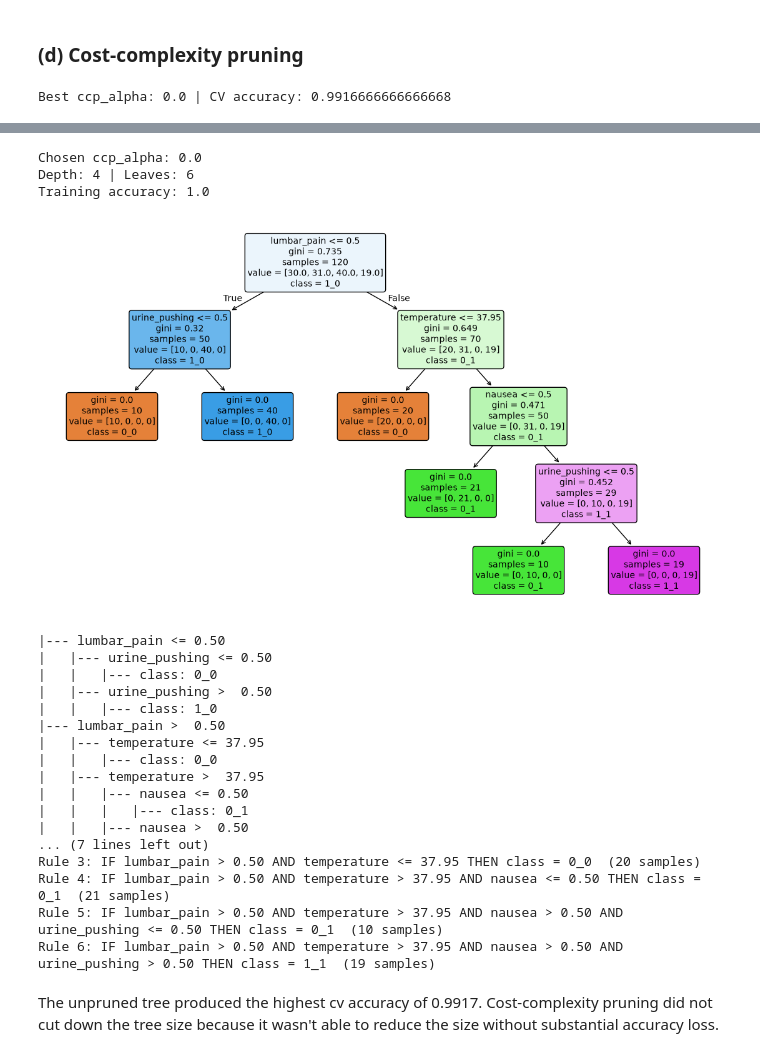
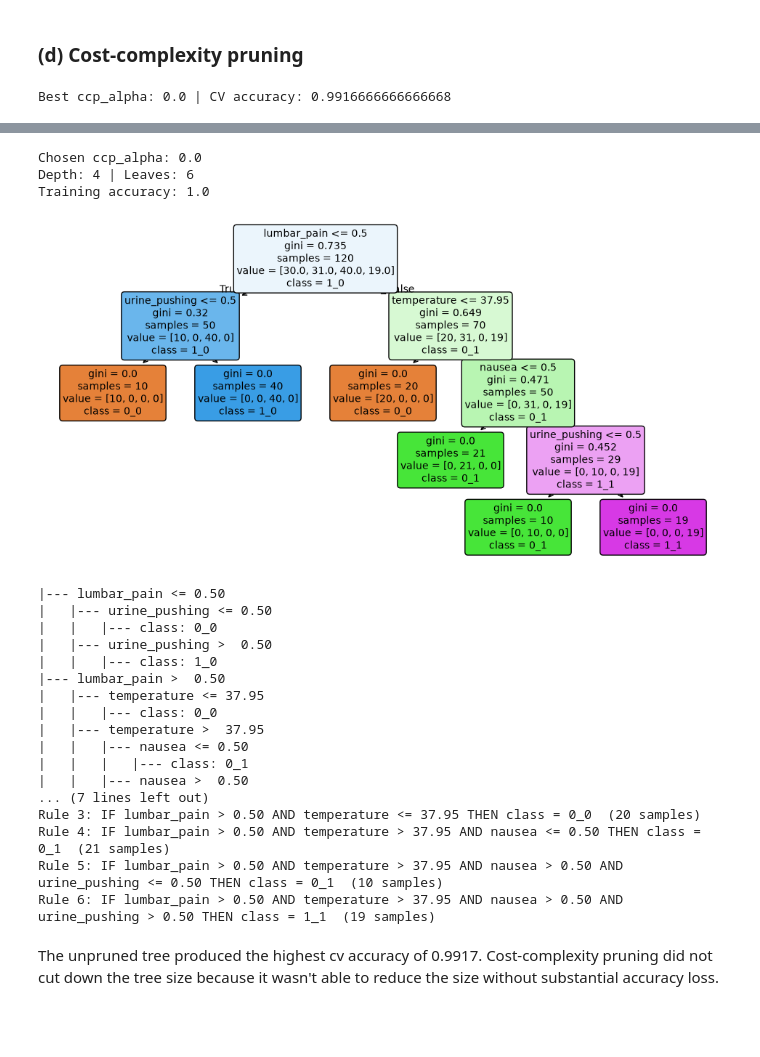
Before and after one commit to baked-potatoes/dsci552, a Jupyter notebook: hw5/notebook/bagai_sanchit_HW5.ipynb, the cells around one changed output, grey strips where cells are left out. Drawn from its saved outputs; the diff is of its cells as text; code cells hidden in the pictures; blank space fills up the shorter version.

```diff
--- a/hw5/notebook/bagai_sanchit_HW5.ipynb
+++ b/hw5/notebook/bagai_sanchit_HW5.ipynb
@@ -174,35 +174,35 @@ threshold = means[best_idx] - sems[best_idx]
 chosen_alpha = max(a for a, mu in zip(ccp_alphas, means) if mu >= threshold)
 
 pruned = DecisionTreeClassifier(random_state=42, ccp_alpha=chosen_alpha)
 pruned.fit(X, y)
 
 print("Chosen ccp_alpha:", chosen_alpha)
 print("Depth:", pruned.get_depth(), "| Leaves:", pruned.get_n_leaves())
 print("Training accuracy:", accuracy_score(y, pruned.predict(X)))
 
-plt.figure(figsize=(14, 8))
+plt.figure(figsize=(12, 6))
 plot_tree(
     pruned,
     feature_names=X.columns,
     class_names=pruned.classes_,
     filled=True,
     rounded=True,
     fontsize=10,
 )
 plt.show()
 
 pruned_rules = tree_to_rules(pruned, list(X.columns))
 print(export_text(pruned, feature_names=list(X.columns)))
 
 for i, (conditions, label, n) in enumerate(pruned_rules, 1):
     print(f"Rule {i}: IF " + " AND ".join(conditions) + f" THEN class = {label}  ({n} samples)")
 # %% [output]
 Best ccp_alpha: 0.0 | CV accuracy: 0.9916666666666668
 [figure]
 Chosen ccp_alpha: 0.0
 Depth: 4 | Leaves: 6
 Training accuracy: 1.0
-[figure, old version]
+[figure, new version]
 |--- lumbar_pain <= 0.50
 |   |--- urine_pushing <= 0.50
 |   |   |--- class: 0_0
```
Also changed, not shown: parts of 6 cells of this notebook.
